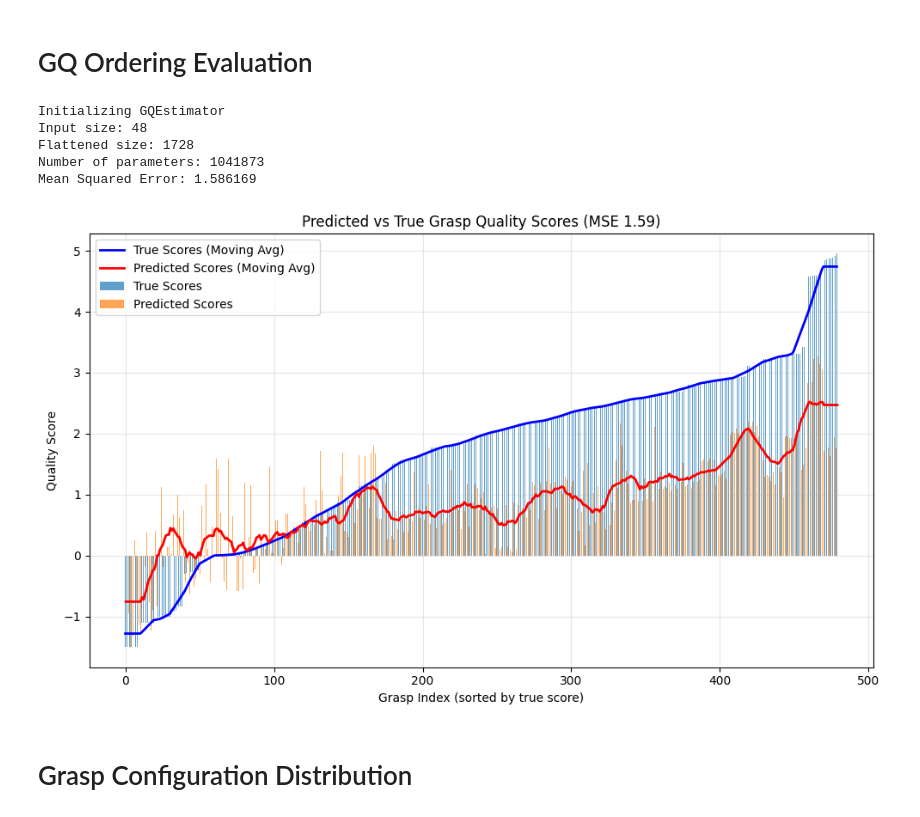
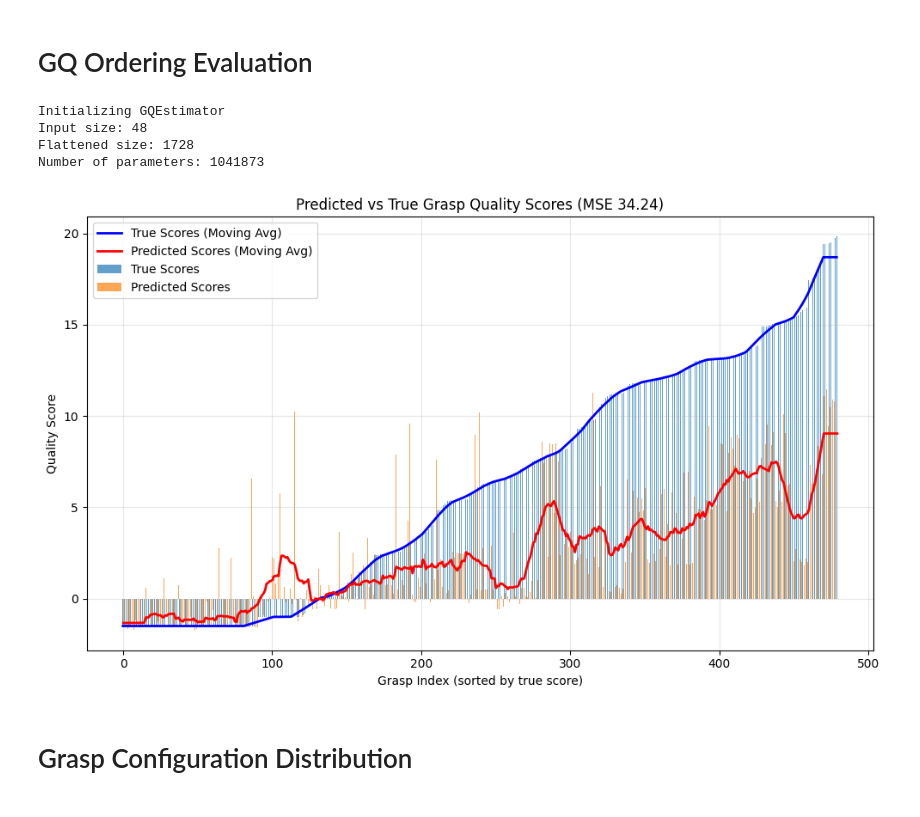
Before and after one commit to hannesill/grasp-quality, a Jupyter notebook: experiments.ipynb, the cells around one changed output. Saved outputs shown, nothing was run; the diff lists cells and outputs as text; code cells hidden in the pictures.

```diff
--- a/experiments.ipynb
+++ b/experiments.ipynb
@@ -27,7 +27,7 @@ model.load_state_dict(weights)
 model.to(device)
 model.eval()
 
-with np.load(dataset.data_files[10]) as scene_data:
+with np.load(dataset.data_files[0]) as scene_data:
     sdf = scene_data["sdf"]
     translation = scene_data["translation"]
     scale = scene_data["global_scale"]
@@ -54,10 +54,8 @@ scores_pred = torch.tensor(scores_pred).cpu().numpy()
 
 # Compute MSE between predicted and true scores
 mse = np.mean((scores_pred - scores) ** 2)
-print(f"Mean Squared Error: {mse:.6f}")
 
 # Plot predicted vs true qualities
-# Create a side-by-side bar plot comparing predicted and true scores
 plt.figure(figsize=(10, 6))
 
 # Sort both arrays by true scores for better visualization
@@ -67,35 +65,34 @@ scores_pred_sorted = scores_pred[sort_idx]
 
 x = np.arange(len(scores))
 width = 0.35  # Width of bars
 
 # Plot bars
 plt.bar(x - width/2, scores_sorted, width, label='True Scores', alpha=0.7)
 plt.bar(x + width/2, scores_pred_sorted, width, label='Predicted Scores', alpha=0.7)
 
 # Calculate and plot moving averages
 window = 20  # Window size for moving average
 true_ma = np.pad(np.convolve(scores_sorted, np.ones(window)/window, mode='valid'),
                  (window//2, (window-1)//2), mode='edge')
 pred_ma = np.pad(np.convolve(scores_pred_sorted, np.ones(window)/window, mode='valid'),
                  (window//2, (window-1)//2), mode='edge')
 ma_x = x
 
 plt.plot(ma_x - width/2, true_ma, 'blue', label='True Scores (Moving Avg)', linewidth=2)
 plt.plot(ma_x + width/2, pred_ma, 'red', label='Predicted Scores (Moving Avg)', linewidth=2)
 
 plt.xlabel('Grasp Index (sorted by true score)')
 plt.ylabel('Quality Score')
 plt.title(f'Predicted vs True Grasp Quality Scores (MSE {mse:.2f})')
 plt.legend()
 plt.grid(True, alpha=0.3)
 plt.tight_layout()
 # %% [output]
 Initializing GQEstimator
 Input size: 48
 Flattened size: 1728
 Number of parameters: 1041873
-Mean Squared Error: 1.586169
-[figure, old version]
+[figure, new version]
 # %% [markdown]
 # Grasp Configuration Distribution
 # %%
```
Also changed, not shown: 1 other file.
